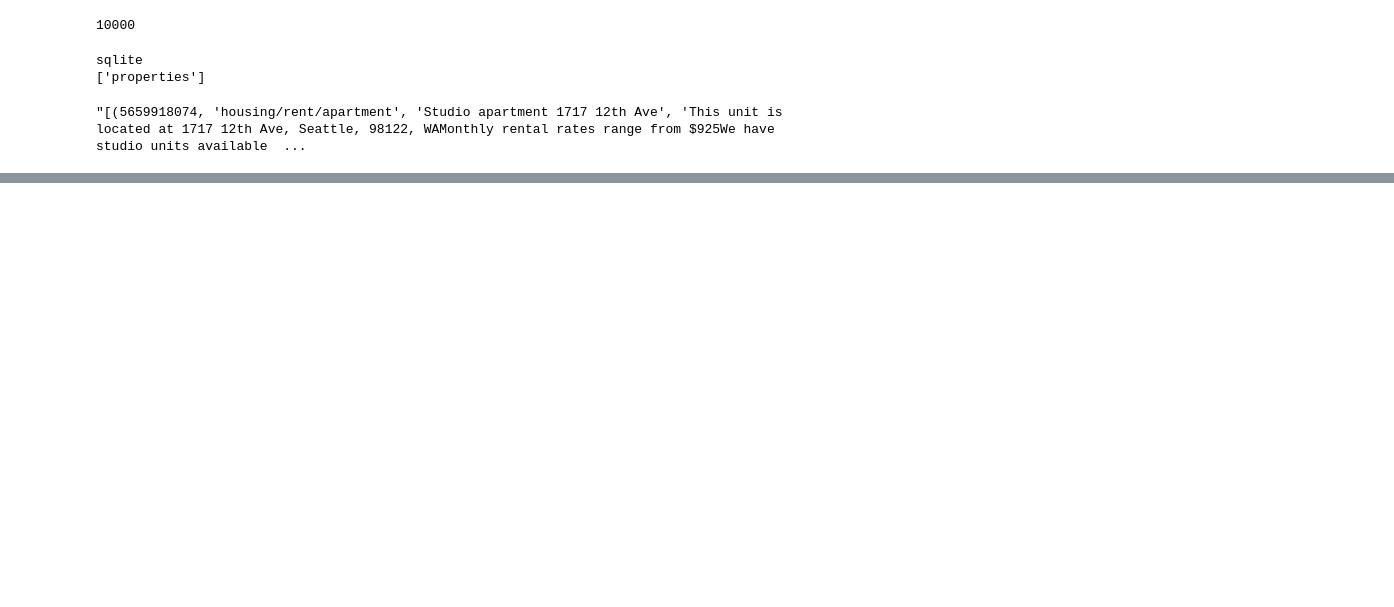
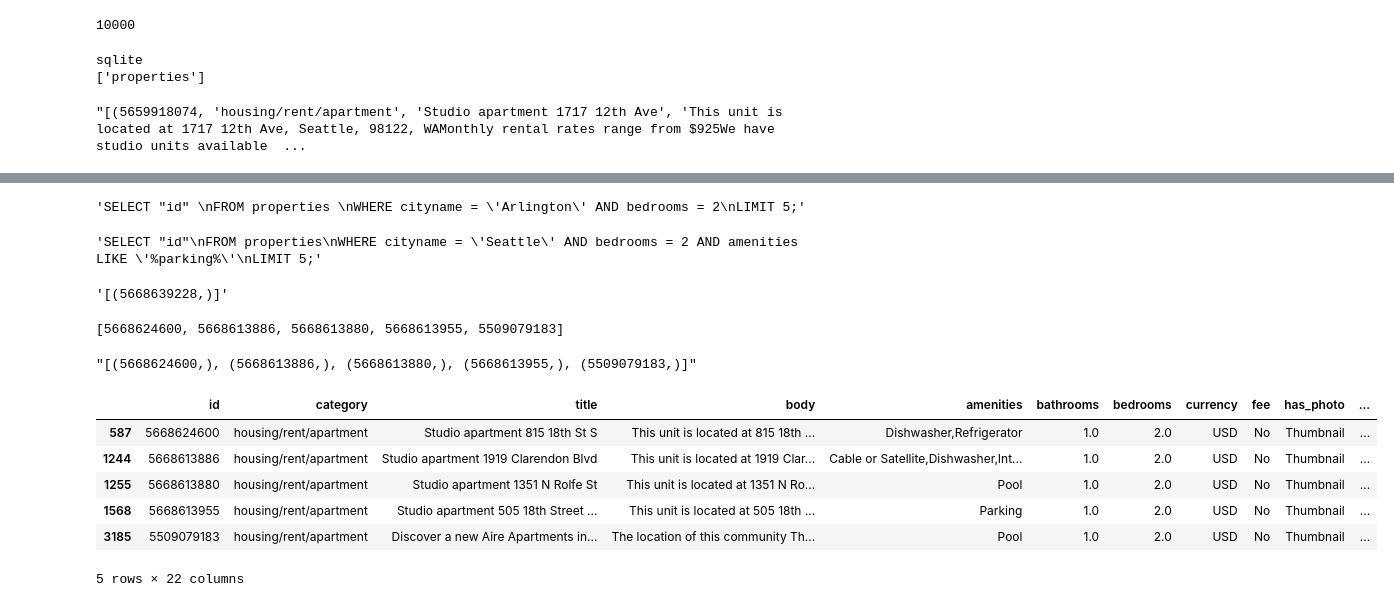
Before and after one commit to HiranmaiKaredla/PatriotHacks, a Jupyter notebook: Text_to_CSV_query.ipynb, the cells around one changed output, grey strips where cells are left out. Saved outputs shown, nothing was run; the diff lists cells and outputs as text; code cells hidden in the pictures; blank space fills up the shorter version.

Commit message:
added langchain v2 code

```diff
--- a/Text_to_CSV_query.ipynb
+++ b/Text_to_CSV_query.ipynb
@@ -75,0 +104,43 @@ CREATE TABLE properties (
+# %%
+from langchain_openai import ChatOpenAI
+
+llm = ChatOpenAI(model="gpt-3.5-turbo")
+
+from langchain.chains import create_sql_query_chain
+
+chain = create_sql_query_chain(llm, db)
+# %% [output]
+'SELECT "id" \nFROM properties \nWHERE cityname = \'Arlington\' AND bedrooms = 2\nLIMIT 5;'
+# %%
+query = "Give all the properties in seatle with 2bhk which has parking"
+response = chain.invoke({"question": "Get ids of {query}".format(query=query)})
+response
+# %% [output]
+'SELECT "id"\nFROM properties\nWHERE cityname = \'Seattle\' AND bedrooms = 2 AND amenities LIKE \'%parking%\'\nLIMIT 5;'
+# %%
+records = db.run(response)
+# %%
+records
+# %% [output]
+'[(5668639228,)]'
+# %%
+import re
+id_numbers = [int(num) for num in re.findall(r'\d+', records)]
+print(id_numbers)
+# %% [output]
+[5668624600, 5668613886, 5668613880, 5668613955, 5509079183]
+# %%
+print(json.dumps(records, indent=2, default=str))
+# %% [output]
+"[(5668624600,), (5668613886,), (5668613880,), (5668613955,), (5509079183,)]"
+# %%
+filtered_df = df[df['id'].isin(id_numbers)]
+filtered_df
+# %% [output]
+|  | id | category | title | body | amenities | bathrooms | bedrooms | currency | fee | has_photo | ... |
+| 587 | 5668624600 | housing/rent/apartment | Studio apartment 815 18th St S | This unit is located at 815 18th ... | Dishwasher,Refrigerator | 1.0 | 2.0 | USD | No | Thumbnail | ... |
+| 1244 | 5668613886 | housing/rent/apartment | Studio apartment 1919 Clarendon Blvd | This unit is located at 1919 Clar... | Cable or Satellite,Dishwasher,Int... | 1.0 | 2.0 | USD | No | Thumbnail | ... |
+| 1255 | 5668613880 | housing/rent/apartment | Studio apartment 1351 N Rolfe St | This unit is located at 1351 N Ro... | Pool | 1.0 | 2.0 | USD | No | Thumbnail | ... |
+| 1568 | 5668613955 | housing/rent/apartment | Studio apartment 505 18th Street ... | This unit is located at 505 18th ... | Parking | 1.0 | 2.0 | USD | No | Thumbnail | ... |
+| 3185 | 5509079183 | housing/rent/apartment | Discover a new Aire Apartments in... | The location of this community Th... | Pool | 1.0 | 2.0 | USD | No | Thumbnail | ... |
+5 rows × 22 columns
```
Also changed, not shown: parts of 8 cells of this notebook.
